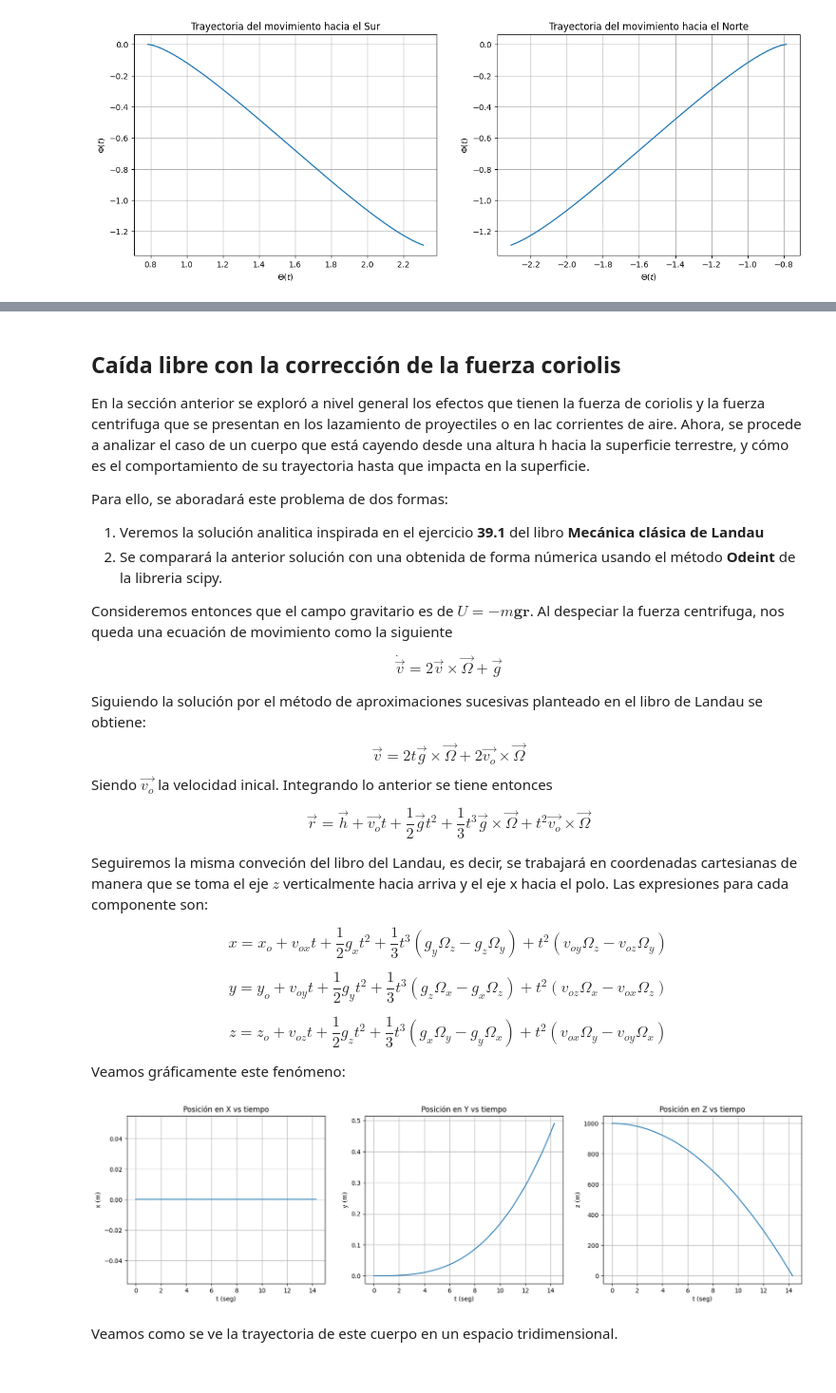
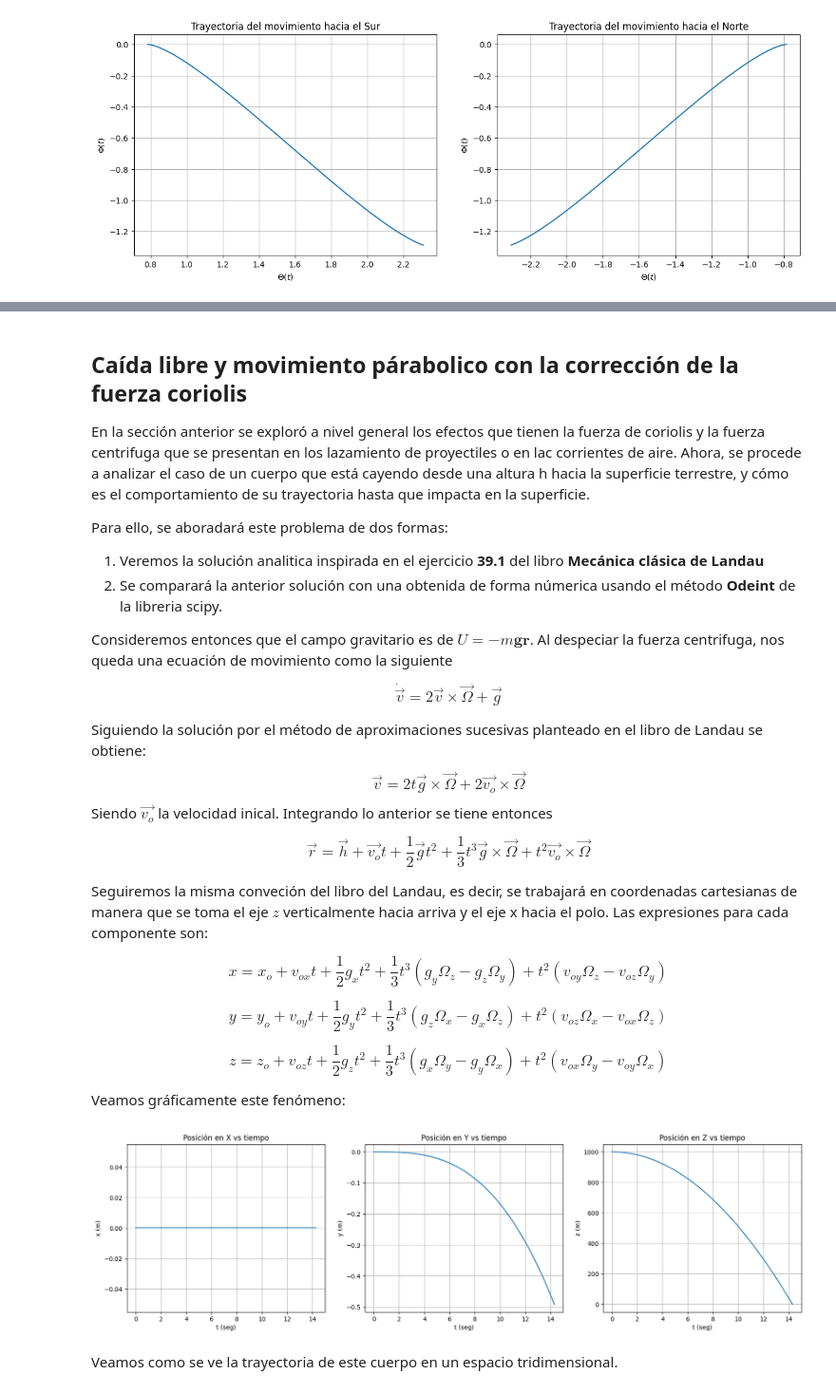
Before and after one commit to jerolg/FISICA_TEORICA_2, a Jupyter notebook: T2_Cuerpo_Rígido/Tarea02.ipynb, the cells around one changed output, grey strips where cells are left out. Shown at 95% size. Cells and saved outputs as stored; diff of their text form; code cells hidden in the pictures.

Commit message:
Solucion númerica para la caida libre

```diff
--- a/T2_Cuerpo_Rígido/Tarea02.ipynb
+++ b/T2_Cuerpo_Rígido/Tarea02.ipynb
@@ -228,7 +228,7 @@ En el anterior modelo simplificado no se tienen en cuenta los efectos del rozami
 
 ![](Fig1.jpeg)
 # %% [markdown]
-## **Caída libre con la corrección de la fuerza coriolis**
+## **Caída libre y movimiento párabolico con la corrección de la fuerza coriolis**
 
 En la sección anterior se exploró a nivel general los efectos que tienen la fuerza de coriolis y la fuerza centrifuga que se presentan en los lazamiento de proyectiles o en lac corrientes de aire. Ahora, se procede a analizar el caso de un cuerpo que está cayendo desde una altura h hacia la superficie terrestre, y cómo es el comportamiento de su trayectoria hasta que impacta en la superficie.
 
@@ -270,9 +270,9 @@ def caida_libre_analitic(t, h, vo, g, omega):
     gx, gy, gz = g
     omgx, omgy, omgz = omega
 
-    x = xo + vox * t  - 0.5 * gx * (t**2) + (1/3) *t**3 *(gy*omgz-gz*omgy )+ (t**2) * (voy *omgz - omgy*voz)
-    y = yo + voy * t - 0.5 * gy * (t**2) + (1/3) *t**3 *(gz*omgx-gx*omgz )+ (t**2) * (voz *omgx - omgz*vox)
-    z = zo + voz * t - 0.5 * gz * (t**2) + (1/3) *t**3 *(gx*omgy-gy*omgx )+ (t**2) * (vox *omgy - omgx*voy)
+    x = xo + vox * t  + 0.5 * gx * (t**2) + (1/3) *t**3 *(gy*omgz-gz*omgy )+ (t**2) * (voy *omgz - omgy*voz)
+    y = yo + voy * t + 0.5 * gy * (t**2) + (1/3) *t**3 *(gz*omgx-gx*omgz )+ (t**2) * (voz *omgx - omgz*vox)
+    z = zo + voz * t + 0.5 * gz * (t**2) + (1/3) *t**3 *(gx*omgy-gy*omgx )+ (t**2) * (vox *omgy - omgx*voy)
 
     return x,y, z
 # %%
@@ -280,38 +280,38 @@ def caida_libre_analitic(t, h, vo, g, omega):
 
 h = (0,0, 1000)
 vo = (0,0,0)
-g = (0, 0, 9.8)
+g = (0, 0, -9.8)
 theta = np.pi/4 #Latitud
 omgT = 7.29211e-5
 omega = (omgT*np.cos(theta), 0, omgT*np.sin(theta))
 tfinal = np.sqrt( 2* h[2]/9.8)
 t = np.linspace(0, tfinal, 100)
 RT = 8137.0
 X, Y, Z = caida_libre_analitic(t, h, vo, g, omega)
 
 plt.figure(figsize=(20,5))
 plt.subplot(1,3,1)
 plt.plot(t, X)
 plt.title("Posición en X vs tiempo")
 plt.ylabel('x (m)')
 plt.xlabel('t (seg)')
 plt.grid()
 
 plt.subplot(1,3,2)
 plt.plot(t, Y)
 plt.title("Posición en Y vs tiempo")
 plt.ylabel('y (m)')
 plt.xlabel('t (seg)')
 plt.grid()
 
 plt.subplot(1,3,3)
 plt.plot(t, Z)
 plt.title("Posición en Z vs tiempo")
 plt.ylabel('z (m)')
 plt.xlabel('t (seg)')
 plt.grid()
 # %% [output]
-[figure, old version]
+[figure, new version]
 # %% [markdown]
 Veamos como se ve la trayectoria de este cuerpo en un espacio tridimensional.
 # %%
```
Also changed, not shown: parts of 15 cells of this notebook.
